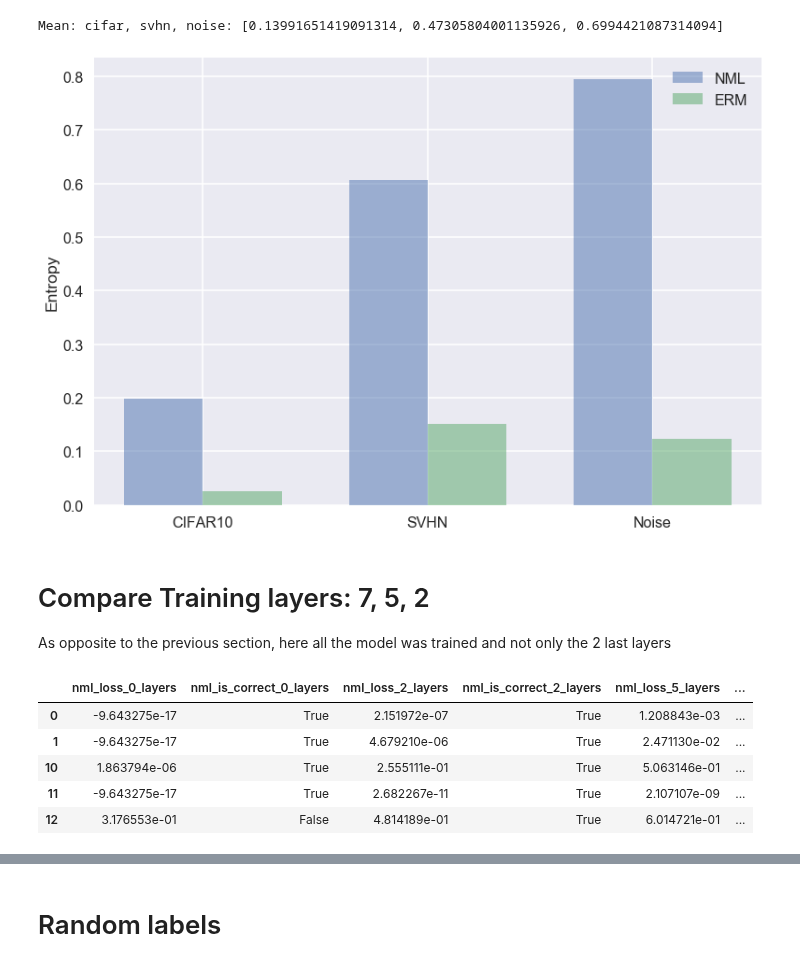
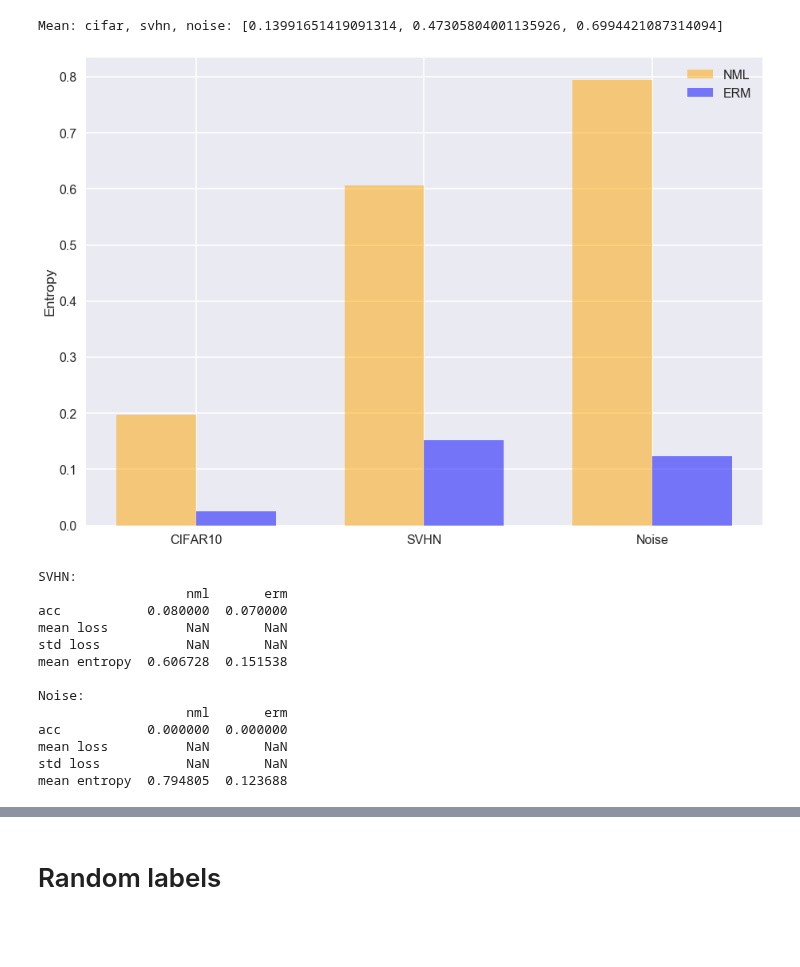
Before and after one commit to kobybibas/deep_pnml_experiments, a Jupyter notebook: src/analyze_results.ipynb, the cells around one changed output, grey strips where cells are left out. Drawn from its saved outputs; the diff is of its cells as text; code cells hidden in the pictures; blank space fills up the shorter version.

Commit message:
Update results

```diff
--- a/src/analyze_results.ipynb
+++ b/src/analyze_results.ipynb
@@ -266,10 +218,13 @@ plt.show()
 # Load svhn and noise
 results_df_cifar10, statistic_cifar10 = load_results_to_df(files_nml_2_layers)
 print('Cifar10: loaded %d keys' % results_df_cifar10.shape[0])
-results_df_noise, statistic_noise = load_results_to_df(files_noise, w_genie=False)
+results_df_noise, statistic_noise = load_results_to_df(files_noise, is_out_of_dist=True)
 print('Noise: loaded %d keys' % results_df_noise.shape[0])
-results_df_svhn, statistic_svhn = load_results_to_df(files_svhn, w_genie=False)
+results_df_svhn, statistic_svhn = load_results_to_df(files_svhn, is_out_of_dist=True)
 print('SVHN: loaded %d keys' % results_df_svhn.shape[0])
+results_df_cifar100, statistic_cifar100 = load_results_to_df(files_cifar100, is_out_of_dist=True)
+print('CIFAR100: loaded %d keys' % results_df_cifar100.shape[0])
+results_df_cifar100.head()
 # %% [output]
 Cifar10: loaded 10000 keys
 Noise: loaded 100 keys
@@ -297,53 +259,47 @@ Mean: cifar, svhn, noise: [0.13991651419091314, 0.47305804001135926, 0.699442108
 # %%
 # Plot entropy
 objects = ('CIFAR10', 'SVHN', 'Noise' )
 y_pos = np.arange(len(objects))
 bar_width = 0.35
 opacity = 0.8
 
 plt.bar(y_pos - bar_width/2, [statistic_cifar10.loc['mean entropy']['nml'],
                   statistic_svhn.loc['mean entropy']['nml'],
-                  statistic_noise.loc['mean entropy']['nml']], bar_width, alpha=0.5, label='NML')
+                  statistic_noise.loc['mean entropy']['nml']],
+        bar_width, alpha=0.5, color='orange', label='NML')
 
 plt.bar(y_pos+bar_width/2, [statistic_cifar10.loc['mean entropy']['erm'],
                   statistic_svhn.loc['mean entropy']['erm'],
-                  statistic_noise.loc['mean entropy']['erm']], bar_width, alpha=0.5, label='ERM')
+                  statistic_noise.loc['mean entropy']['erm']],
+        bar_width, alpha=0.5,  color='blue', label='ERM')
 
 plt.xticks(y_pos, objects)
 plt.ylabel('Entropy')
 plt.title('Entropy of out of distribution sampels') if is_plot_title else None
+plt.savefig(os.path.join(output_path, 'out_of_dist_entripy.jpg'),
+            dpi=200, bbox_inches=plt.tight_layout()) if is_save_fig else None
 plt.legend()
 plt.show()
+
+print()
+print('SVHN:')
+print(statistic_svhn)
+
+print()
+print('Noise:')
+print(statistic_noise)
 # %% [output]
-[figure, old version]
+[figure, new version]
+SVHN:
+                   nml       erm
+acc           0.080000  0.070000
+mean loss          NaN       NaN
+std loss           NaN       NaN
+mean entropy  0.606728  0.151538
+
+Noise:
+                   nml       erm
+acc           0.000000  0.000000
+mean loss          NaN       NaN
+std loss           NaN       NaN
+mean entropy  0.794805  0.123688
-# %% [markdown]
-# Compare Training layers: 7, 5, 2
-As opposite to the previous section, here all the model was trained and not only the 2 last layers
-# %%
-# Load results files into df
-result_2_layers_df, _ = load_results_to_df(files_nml_2_layers)
-result_5_layers_df, _ = load_results_to_df(files_nml_5_layers)
-result_7_layers_df, _ = load_results_to_df(files_nml_7_layers)
-
-# Create combined dataframe
-col_to_keep = ['nml_loss', 'nml_is_correct']
-
-result_0_layers_df = result_2_layers_df[['erm_loss', 'erm_is_correct']]
-result_0_layers_df.columns = ['nml_loss_0_layers', 'nml_is_correct_0_layers']
-result_2_layers_df = result_2_layers_df[col_to_keep]
-result_2_layers_df.columns = ['nml_loss_2_layers', 'nml_is_correct_2_layers']
-result_5_layers_df = result_5_layers_df[col_to_keep]
-result_5_layers_df.columns = ['nml_loss_5_layers', 'nml_is_correct_5_layers']
-result_7_layers_df = result_7_layers_df[col_to_keep]
-result_7_layers_df.columns = ['nml_loss_7_layers', 'nml_is_correct_7_layers']
-
-combined_df = pd.concat([result_0_layers_df, result_2_layers_df, result_5_layers_df, result_7_layers_df],
-                        axis=1, join='inner')
-combined_df.head()
-# %% [output]
-|  | nml_loss_0_layers | nml_is_correct_0_layers | nml_loss_2_layers | nml_is_correct_2_layers | nml_loss_5_layers | ... |
-| 0 | -9.643275e-17 | True | 2.151972e-07 | True | 1.208843e-03 | ... |
-| 1 | -9.643275e-17 | True | 4.679210e-06 | True | 2.471130e-02 | ... |
-| 10 | 1.863794e-06 | True | 2.555111e-01 | True | 5.063146e-01 | ... |
-| 11 | -9.643275e-17 | True | 2.682267e-11 | True | 2.107107e-09 | ... |
-| 12 | 3.176553e-01 | False | 4.814189e-01 | True | 6.014721e-01 | ... |
```
Also changed, not shown: parts of 20 cells of this notebook, 2 other files.
